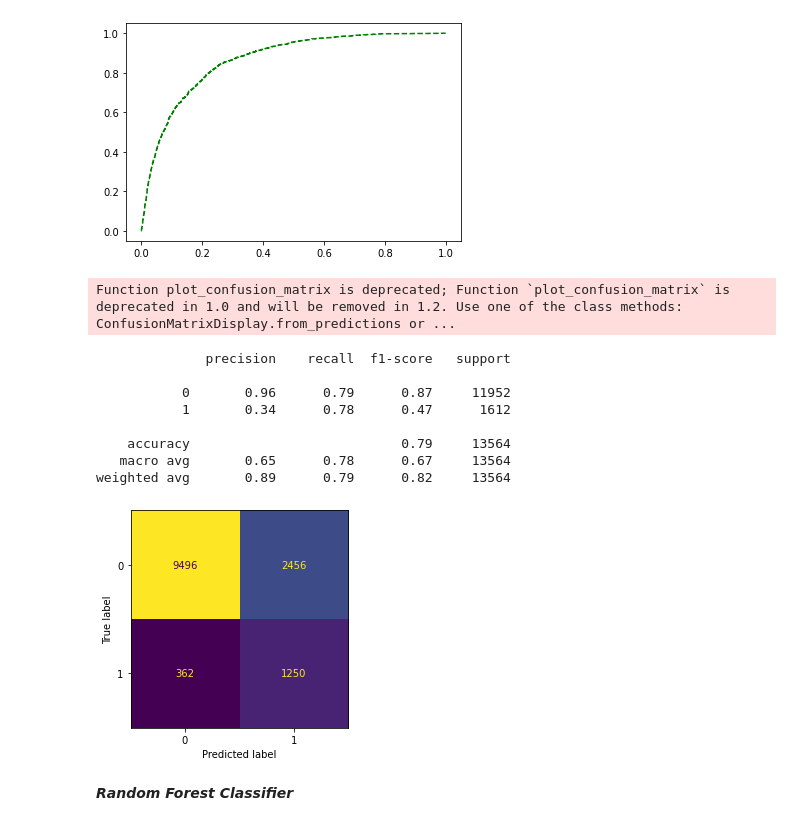
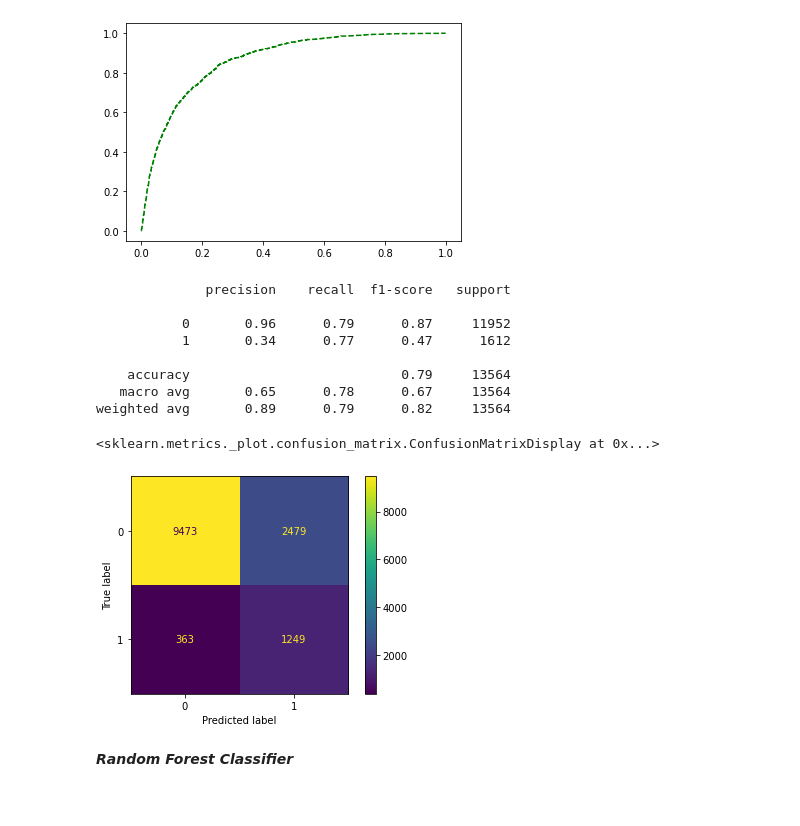
Before and after one commit to TamizharasanG/Customer-convertion-rate, a Jupyter notebook: Final_Customer_Convertion_Prediction_with_streamlit_deployment.ipynb, the cells around one changed output. Saved outputs shown, nothing was run; the diff lists cells and outputs as text; code cells hidden in the pictures.

```diff
--- a/Final_Customer_Convertion_Prediction_with_streamlit_deployment.ipynb
+++ b/Final_Customer_Convertion_Prediction_with_streamlit_deployment.ipynb
@@ -636,20 +669,22 @@ plt.plot(fpr_log, tpr_log, "g--")
 # %% [output]
 [<matplotlib.lines.Line2D at 0x...>]
 [figure]
-# %%
-plot_confusion_matrix(log, X_test,y_test, colorbar = False)
-print(classification_report(y_test, y_pred_log))
-# %% [output]
-Function plot_confusion_matrix is deprecated; Function `plot_confusion_matrix` is deprecated in 1.0 and will be removed in 1.2. Use one of the class methods: ConfusionMatrixDisplay.from_predictions or ...
-              precision    recall  f1-score   support
-
-           0       0.96      0.79      0.87     11952
-           1       0.34      0.78      0.47      1612
-
-    accuracy                           0.79     13564
-   macro avg       0.65      0.78      0.67     13564
-weighted avg       0.89      0.79      0.82     13564
-[figure, removed]
+# %%
+confusion_matrix(y_test, y_pred_log)
+disp_log = ConfusionMatrixDisplay(confusion_matrix(y_test, y_pred_log), display_labels = log.classes_)
+print(classification_report(y_test, y_pred_log))
+disp_log.plot()
+# %% [output]
+              precision    recall  f1-score   support
+
+           0       0.96      0.79      0.87     11952
+           1       0.34      0.77      0.47      1612
+
+    accuracy                           0.79     13564
+   macro avg       0.65      0.78      0.67     13564
+weighted avg       0.89      0.79      0.82     13564
+<sklearn.metrics._plot.confusion_matrix.ConfusionMatrixDisplay at 0x...>
+[figure, added]
 # %% [markdown]
 ***Random Forest Classifier***
 # %%
```
Also changed, not shown: parts of 33 cells of this notebook.
